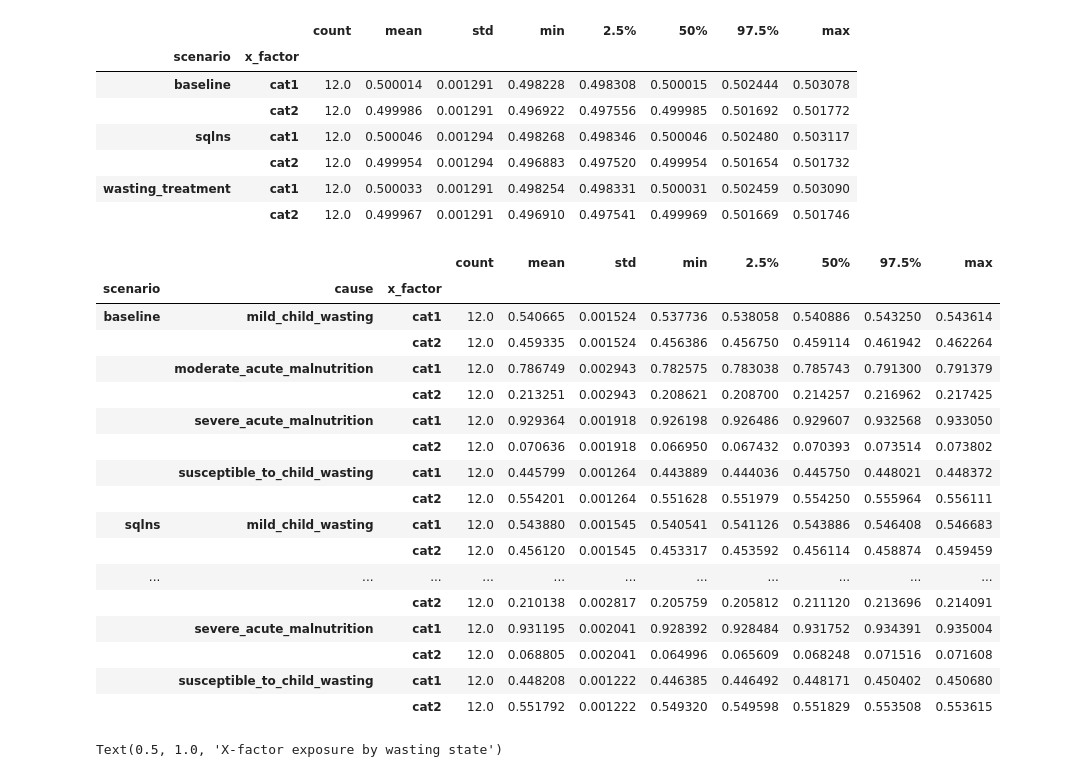
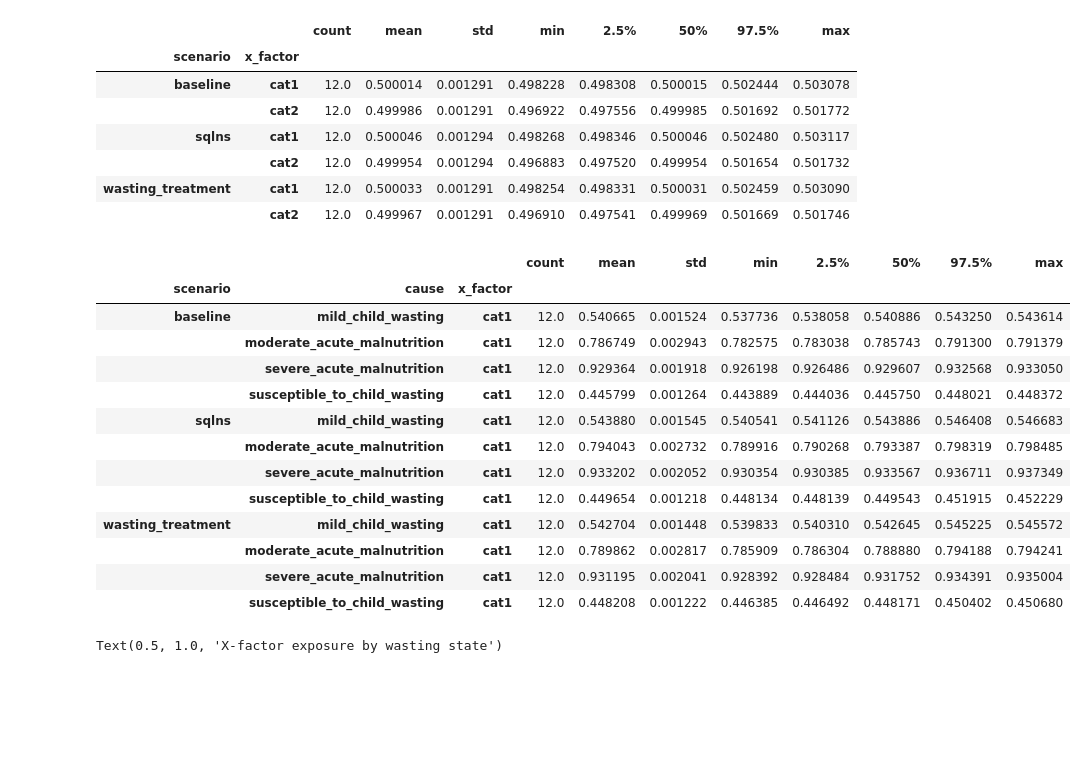
Before and after one commit to ihmeuw/vivarium_research_ciff_sam, a Jupyter notebook: model_validation/model4/alibow_gbd_verification/4.5.5_v_4.5.6_wasting_transition_rates.ipynb, the cells around one changed output. Cells and saved outputs as stored; diff of their text form; code cells hidden in the pictures; blank space fills up the shorter version.

```diff
--- a/model_validation/model4/alibow_gbd_verification/4.5.5_v_4.5.6_wasting_transition_rates.ipynb
+++ b/model_validation/model4/alibow_gbd_verification/4.5.5_v_4.5.6_wasting_transition_rates.ipynb
@@ -121,28 +121,24 @@ b = wasting_pt.groupby(['input_draw','scenario']).sum()
 |  | cat2 | 12.0 | 0.499967 | 0.001291 | 0.496910 | 0.497541 | 0.499969 | 0.501669 | 0.501746 |
 # %%
 # now let's check by wasting state
-a = wasting_pt.groupby(['input_draw','scenario','cause','x_factor']).sum()
+a = wasting_pt.loc[wasting_pt.x_factor=='cat1'].groupby(['input_draw','scenario','cause','x_factor']).sum()
 b = wasting_pt.groupby(['input_draw','scenario','cause']).sum()
 (a/b).groupby(['scenario','cause','x_factor']).describe(percentiles=[0.025,0.975])['value']
 # %% [output]
 |  |  |  | count | mean | std | min | 2.5% | 50% | 97.5% | max |
 | scenario | cause | x_factor |  |  |  |  |  |  |  |  |
 | baseline | mild_child_wasting | cat1 | 12.0 | 0.540665 | 0.001524 | 0.537736 | 0.538058 | 0.540886 | 0.543250 | 0.543614 |
-|  |  | cat2 | 12.0 | 0.459335 | 0.001524 | 0.456386 | 0.456750 | 0.459114 | 0.461942 | 0.462264 |
 |  | moderate_acute_malnutrition | cat1 | 12.0 | 0.786749 | 0.002943 | 0.782575 | 0.783038 | 0.785743 | 0.791300 | 0.791379 |
-|  |  | cat2 | 12.0 | 0.213251 | 0.002943 | 0.208621 | 0.208700 | 0.214257 | 0.216962 | 0.217425 |
 |  | severe_acute_malnutrition | cat1 | 12.0 | 0.929364 | 0.001918 | 0.926198 | 0.926486 | 0.929607 | 0.932568 | 0.933050 |
-|  |  | cat2 | 12.0 | 0.070636 | 0.001918 | 0.066950 | 0.067432 | 0.070393 | 0.073514 | 0.073802 |
 |  | susceptible_to_child_wasting | cat1 | 12.0 | 0.445799 | 0.001264 | 0.443889 | 0.444036 | 0.445750 | 0.448021 | 0.448372 |
-|  |  | cat2 | 12.0 | 0.554201 | 0.001264 | 0.551628 | 0.551979 | 0.554250 | 0.555964 | 0.556111 |
 | sqlns | mild_child_wasting | cat1 | 12.0 | 0.543880 | 0.001545 | 0.540541 | 0.541126 | 0.543886 | 0.546408 | 0.546683 |
-|  |  | cat2 | 12.0 | 0.456120 | 0.001545 | 0.453317 | 0.453592 | 0.456114 | 0.458874 | 0.459459 |
-| ... | ... | ... | ... | ... | ... | ... | ... | ... | ... | ... |
-|  |  | cat2 | 12.0 | 0.210138 | 0.002817 | 0.205759 | 0.205812 | 0.211120 | 0.213696 | 0.214091 |
+|  | moderate_acute_malnutrition | cat1 | 12.0 | 0.794043 | 0.002732 | 0.789916 | 0.790268 | 0.793387 | 0.798319 | 0.798485 |
+|  | severe_acute_malnutrition | cat1 | 12.0 | 0.933202 | 0.002052 | 0.930354 | 0.930385 | 0.933567 | 0.936711 | 0.937349 |
+|  | susceptible_to_child_wasting | cat1 | 12.0 | 0.449654 | 0.001218 | 0.448134 | 0.448139 | 0.449543 | 0.451915 | 0.452229 |
+| wasting_treatment | mild_child_wasting | cat1 | 12.0 | 0.542704 | 0.001448 | 0.539833 | 0.540310 | 0.542645 | 0.545225 | 0.545572 |
+|  | moderate_acute_malnutrition | cat1 | 12.0 | 0.789862 | 0.002817 | 0.785909 | 0.786304 | 0.788880 | 0.794188 | 0.794241 |
 |  | severe_acute_malnutrition | cat1 | 12.0 | 0.931195 | 0.002041 | 0.928392 | 0.928484 | 0.931752 | 0.934391 | 0.935004 |
-|  |  | cat2 | 12.0 | 0.068805 | 0.002041 | 0.064996 | 0.065609 | 0.068248 | 0.071516 | 0.071608 |
 |  | susceptible_to_child_wasting | cat1 | 12.0 | 0.448208 | 0.001222 | 0.446385 | 0.446492 | 0.448171 | 0.450402 | 0.450680 |
-|  |  | cat2 | 12.0 | 0.551792 | 0.001222 | 0.549320 | 0.549598 | 0.551829 | 0.553508 | 0.553615 |
 # %%
 a = wasting_pt.groupby(['input_draw','scenario','cause','year','x_factor']).sum()#.groupby(['scenario','cause','x_factor']).mean()
 b = wasting_pt.groupby(['input_draw','scenario','cause','year']).sum()
```
Also changed, not shown: parts of 5 cells of this notebook, 1 other file.
